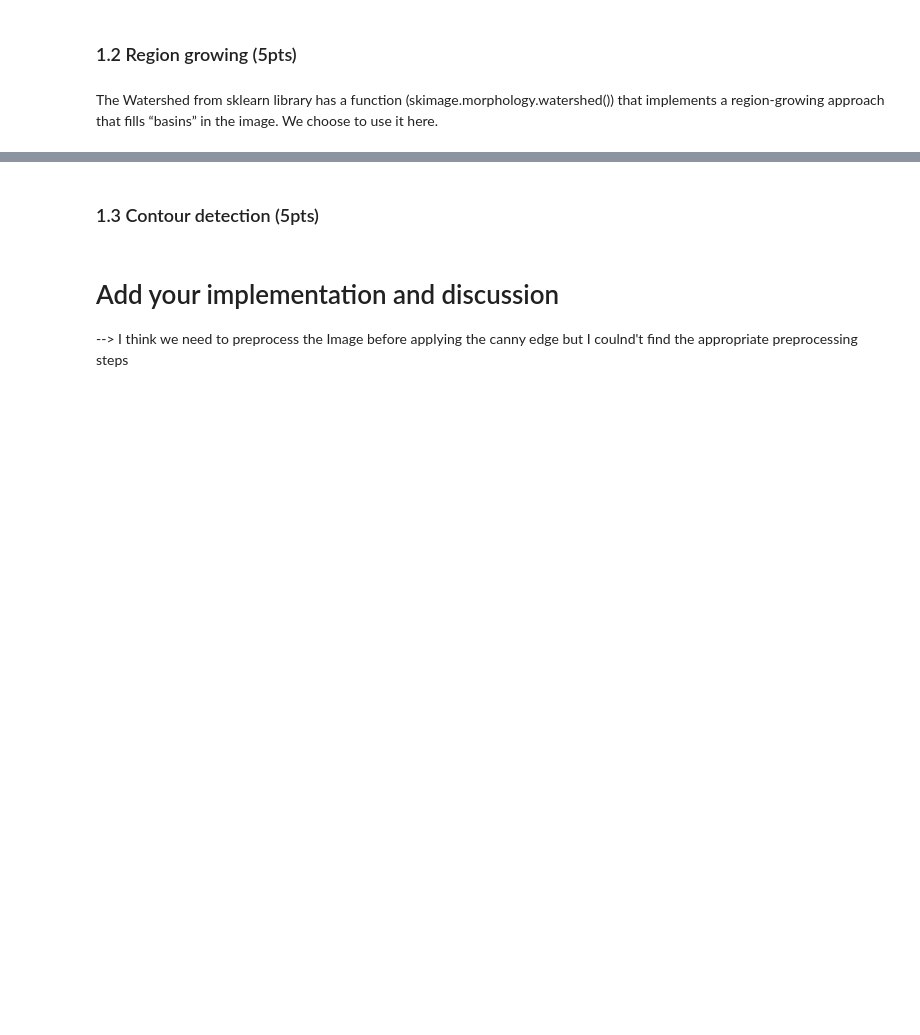
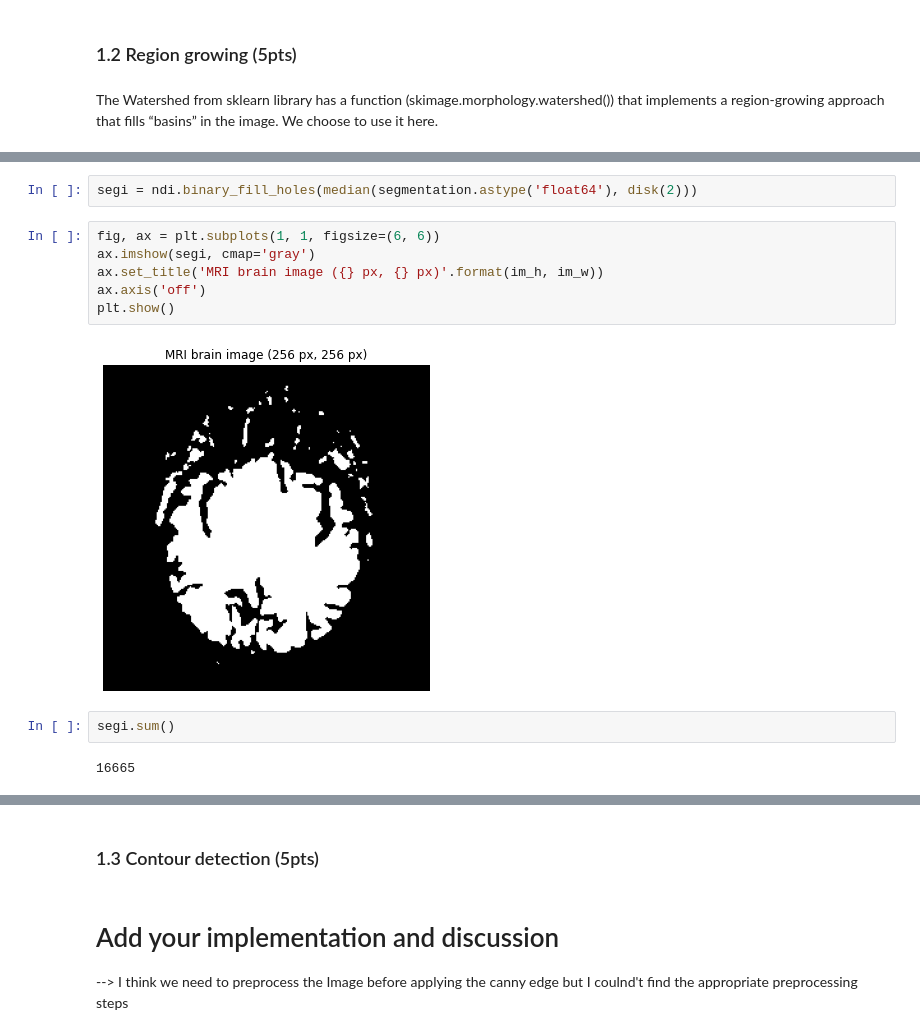
Before and after one commit to benhaj/ImageAnalysisPatternRecognition-labs, a Jupyter notebook: labs/lab_01_segmentation-Copy1.ipynb, the cells around one changed output, grey strips where cells are left out. Drawn from its saved outputs; the diff is of its cells as text; blank space fills up the shorter version.

```diff
--- a/labs/lab_01_segmentation-Copy1.ipynb
+++ b/labs/lab_01_segmentation-Copy1.ipynb
@@ -169,0 +142,14 @@ ValueError: dtype cannot be bool.
+# %%
+segi = ndi.binary_fill_holes(median(segmentation.astype('float64'), disk(2)))
+# %%
+fig, ax = plt.subplots(1, 1, figsize=(6, 6))
+ax.imshow(segi, cmap='gray')
+ax.set_title('MRI brain image ({} px, {} px)'.format(im_h, im_w))
+ax.axis('off')
+plt.show()
+# %% [output]
+[figure, added]
+# %%
+segi.sum()
+# %% [output]
+16665
```
Also changed, not shown: parts of 16 cells of this notebook.
